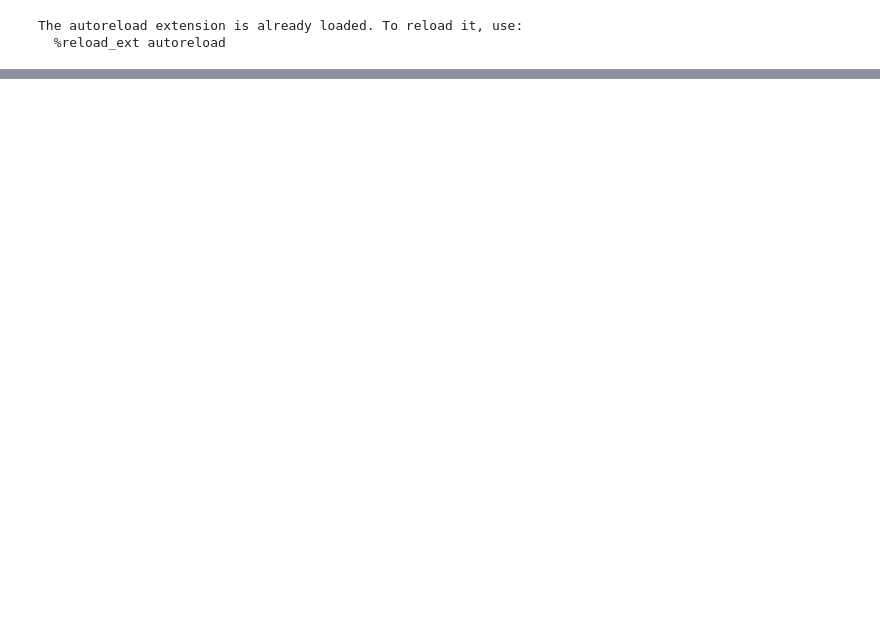
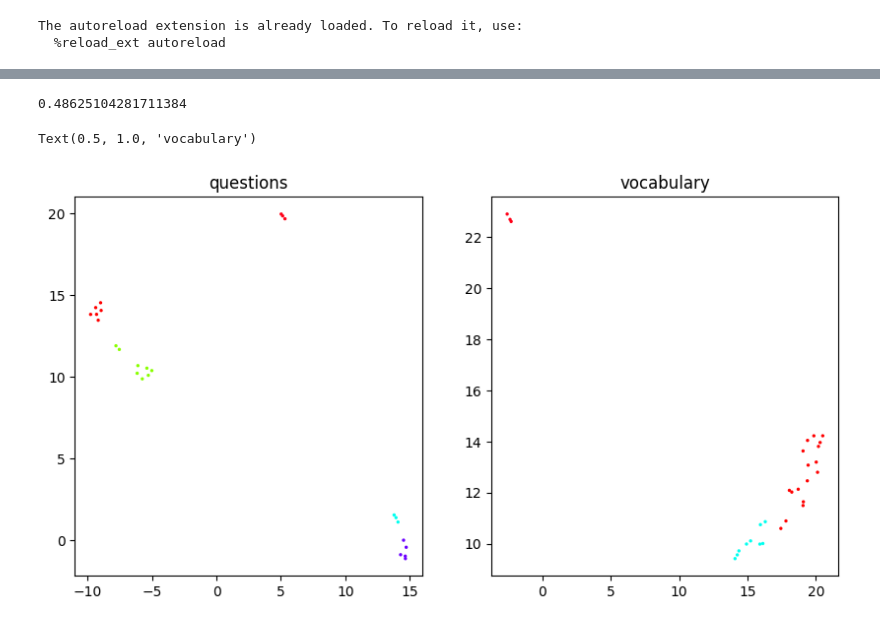
Before and after one commit to ALINA991/ADHD_fMRI, a Jupyter notebook: ABCD/qst_vocab_mapping.ipynb, the cells around one changed output, grey strips where cells are left out. Drawn from its saved outputs; the diff is of its cells as text; code cells hidden in the pictures; blank space fills up the shorter version.

```diff
--- a/ABCD/qst_vocab_mapping.ipynb
+++ b/ABCD/qst_vocab_mapping.ipynb
@@ -91,0 +93,43 @@ array(['Do the problems we have just been talking about cause difficulties for y
+# %%
+
+cluster_qst = hdbscan.HDBSCAN(algorithm="best",
+                          min_cluster_size=2,
+                          gen_min_span_tree = True,
+                          metric='euclidean',
+                          cluster_selection_method = "eom").fit(umap_qst)
+cluster_vocab = hdbscan.HDBSCAN(algorithm="best",
+                          min_cluster_size=2,
+                          gen_min_span_tree = True,
+                          metric='euclidean',
+                          cluster_selection_method = "eom").fit(umap_vocab)
+
+#cluster = clustering(umap_embeddings_qst, metric="manhattan", min_cluster_size=3, cluster_selection_method="leaf", gen_min_span_tree = True)
+# %%
+cluster_qst.labels_
+cluster_qst.probabilities_
+cluster_qst.cluster_persistence_
+cluster_qst.outlier_scores_
+cluster_qst.relative_validity_
+# %% [output]
+0.48625104281711384
+# %%
+clustered_qst = umap_qst[np.where(cluster_qst.labels_ != -1)]
+clustered_vocab = umap_vocab[np.where(cluster_vocab.labels_ != -1)]
+
+outliers_qst = umap_qst[np.where(cluster_qst.labels_ == -1)]
+outliers_vocab = umap_vocab[np.where(cluster_vocab.labels_ == -1)]
+# %%
+
+
+# Visualize clusters
+fig, ax = plt.subplots(1,2, figsize=(10, 5))
+
+#plt.scatter(outliers.x, outliers.y, color='#BDBDBD', s=0.1)
+ax[0].scatter(clustered_qst[:,0], clustered_qst[:,1], c=cluster_qst.labels_, s=2.0, cmap='hsv_r')
+ax[1].scatter(clustered_vocab[:,0], clustered_vocab[:,1], c=cluster_vocab.labels_, s=2.0, cmap='hsv_r', label= "vocabulary")
+
+ax[0].set_title("questions")
+ax[1].set_title("vocabulary")
+# %% [output]
+Text(0.5, 1.0, 'vocabulary')
+[figure, added]
```
Also changed, not shown: parts of 18 cells of this notebook.
